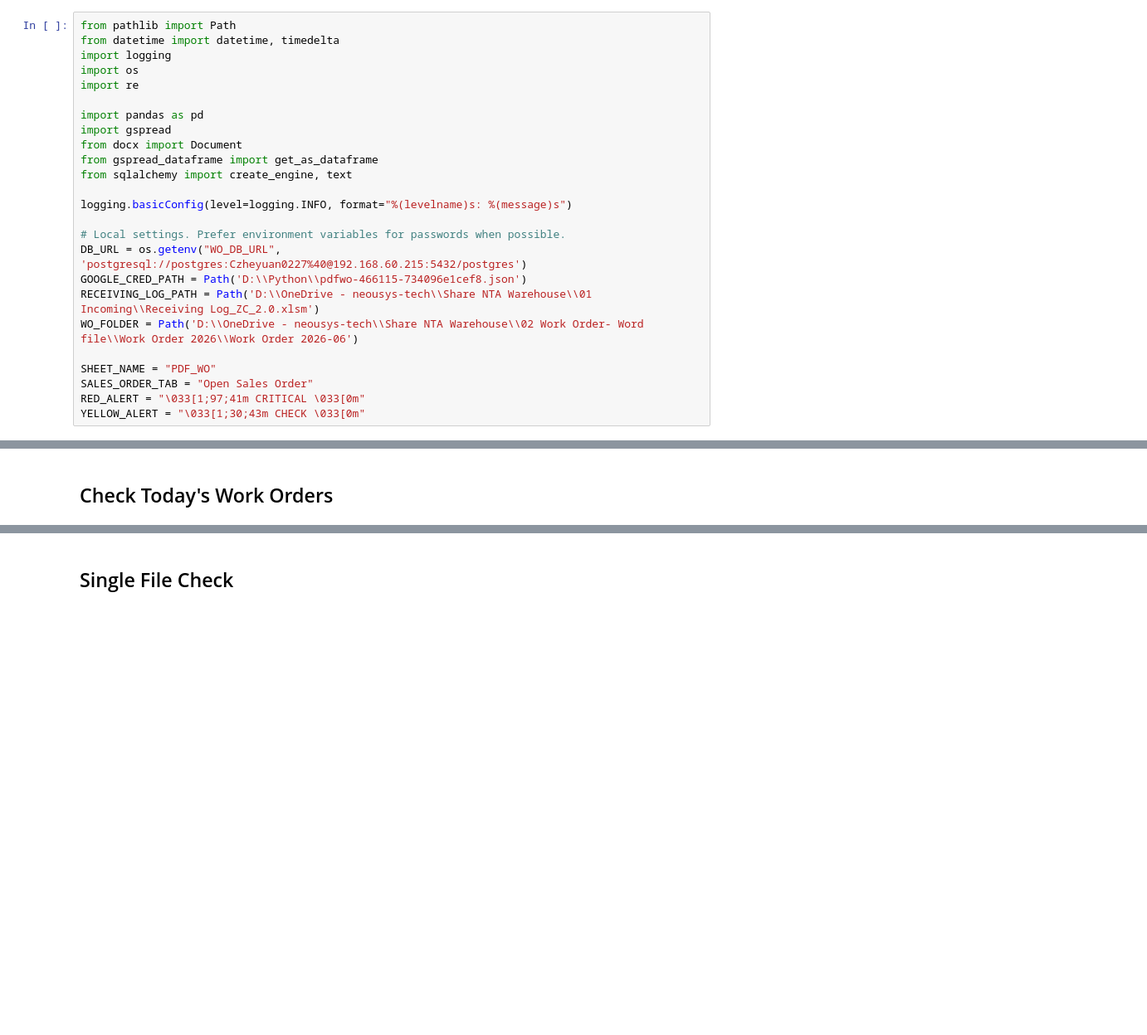
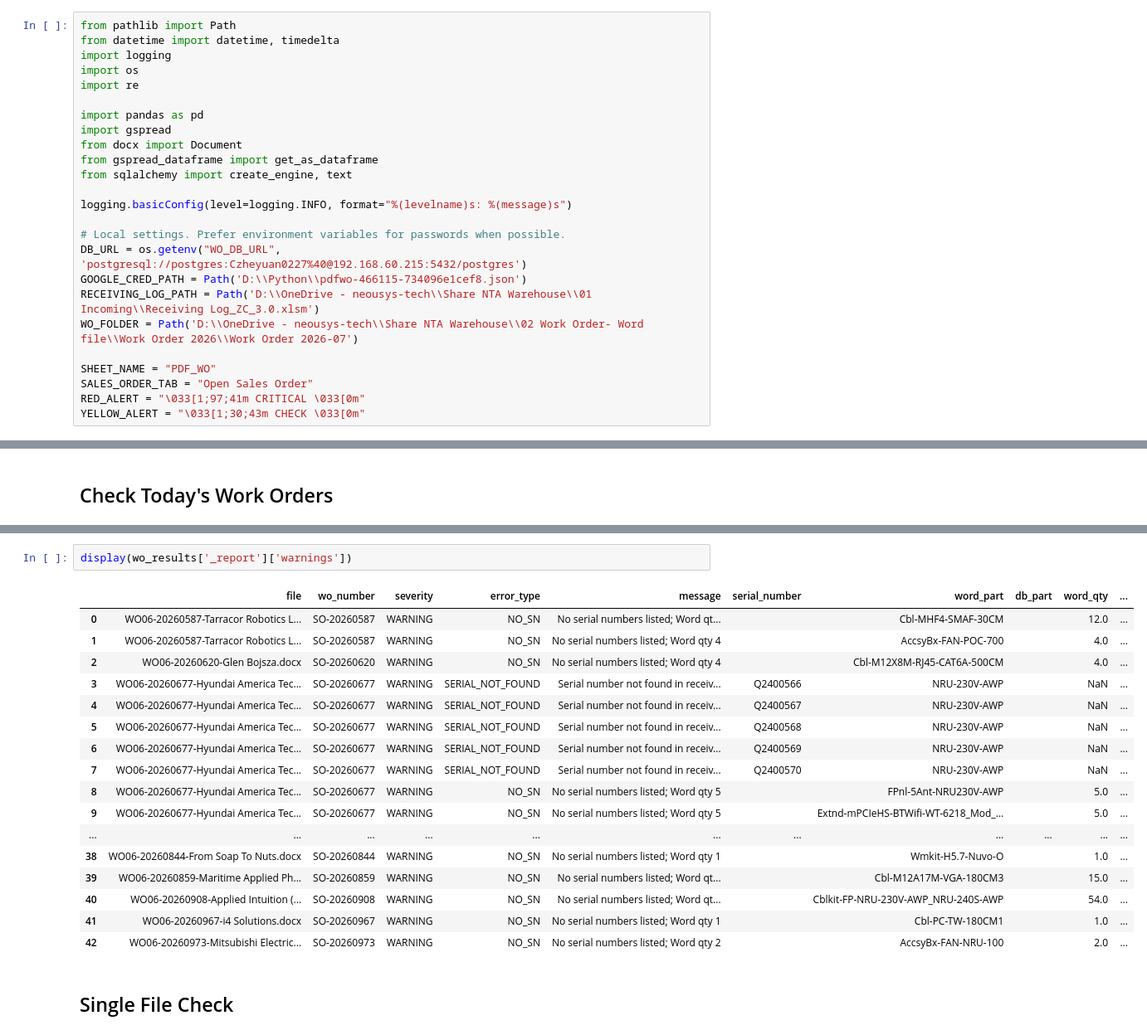
Before and after one commit to playoung2818/Word-Content-Check, a Jupyter notebook: WO_Content_Check.ipynb, the cells around one changed output, grey strips where cells are left out. Shown at 83% size. Saved outputs shown, nothing was run; the diff lists cells and outputs as text; blank space fills up the shorter version.

```diff
--- a/WO_Content_Check.ipynb
+++ b/WO_Content_Check.ipynb
@@ -18,8 +18,8 @@ logging.basicConfig(level=logging.INFO, format="%(levelname)s: %(message)s")
 # Local settings. Prefer environment variables for passwords when possible.
 DB_URL = os.getenv("WO_DB_URL", 'postgresql://postgres:Czheyuan0227%40@192.168.60.215:5432/postgres')
 GOOGLE_CRED_PATH = Path('D:\\Python\\pdfwo-466115-734096e1cef8.json')
-RECEIVING_LOG_PATH = Path('D:\\OneDrive - neousys-tech\\Share NTA Warehouse\\01 Incoming\\Receiving Log_ZC_2.0.xlsm')
-WO_FOLDER = Path('D:\\OneDrive - neousys-tech\\Share NTA Warehouse\\02 Work Order- Word file\\Work Order 2026\\Work Order 2026-06')
+RECEIVING_LOG_PATH = Path('D:\\OneDrive - neousys-tech\\Share NTA Warehouse\\01 Incoming\\Receiving Log_ZC_3.0.xlsm')
+WO_FOLDER = Path('D:\\OneDrive - neousys-tech\\Share NTA Warehouse\\02 Work Order- Word file\\Work Order 2026\\Work Order 2026-07')
 
 SHEET_NAME = "PDF_WO"
 SALES_ORDER_TAB = "Open Sales Order"
@@ -541,4 +541,24 @@ WARNINGS
 Run display(wo_results['_report']['warnings']) to review warning details.
+# %%
+display(wo_results['_report']['warnings'])
+# %% [output]
+|  | file | wo_number | severity | error_type | message | serial_number | word_part | db_part | word_qty | ... |
+| 0 | WO06-20260587-Tarracor Robotics L... | SO-20260587 | WARNING | NO_SN | No serial numbers listed; Word qt... |  | Cbl-MHF4-SMAF-30CM |  | 12.0 | ... |
+| 1 | WO06-20260587-Tarracor Robotics L... | SO-20260587 | WARNING | NO_SN | No serial numbers listed; Word qty 4 |  | AccsyBx-FAN-POC-700 |  | 4.0 | ... |
+| 2 | WO06-20260620-Glen Bojsza.docx | SO-20260620 | WARNING | NO_SN | No serial numbers listed; Word qty 4 |  | Cbl-M12X8M-RJ45-CAT6A-500CM |  | 4.0 | ... |
+| 3 | WO06-20260677-Hyundai America Tec... | SO-20260677 | WARNING | SERIAL_NOT_FOUND | Serial number not found in receiv... | Q2400566 | NRU-230V-AWP |  | NaN | ... |
+| 4 | WO06-20260677-Hyundai America Tec... | SO-20260677 | WARNING | SERIAL_NOT_FOUND | Serial number not found in receiv... | Q2400567 | NRU-230V-AWP |  | NaN | ... |
+| 5 | WO06-20260677-Hyundai America Tec... | SO-20260677 | WARNING | SERIAL_NOT_FOUND | Serial number not found in receiv... | Q2400568 | NRU-230V-AWP |  | NaN | ... |
+| 6 | WO06-20260677-Hyundai America Tec... | SO-20260677 | WARNING | SERIAL_NOT_FOUND | Serial number not found in receiv... | Q2400569 | NRU-230V-AWP |  | NaN | ... |
+| 7 | WO06-20260677-Hyundai America Tec... | SO-20260677 | WARNING | SERIAL_NOT_FOUND | Serial number not found in receiv... | Q2400570 | NRU-230V-AWP |  | NaN | ... |
+| 8 | WO06-20260677-Hyundai America Tec... | SO-20260677 | WARNING | NO_SN | No serial numbers listed; Word qty 5 |  | FPnl-5Ant-NRU230V-AWP |  | 5.0 | ... |
+| 9 | WO06-20260677-Hyundai America Tec... | SO-20260677 | WARNING | NO_SN | No serial numbers listed; Word qty 5 |  | Extnd-mPCIeHS-BTWifi-WT-6218_Mod_... |  | 5.0 | ... |
+| ... | ... | ... | ... | ... | ... | ... | ... | ... | ... | ... |
+| 38 | WO06-20260844-From Soap To Nuts.docx | SO-20260844 | WARNING | NO_SN | No serial numbers listed; Word qty 1 |  | Wmkit-H5.7-Nuvo-O |  | 1.0 | ... |
+| 39 | WO06-20260859-Maritime Applied Ph... | SO-20260859 | WARNING | NO_SN | No serial numbers listed; Word qt... |  | Cbl-M12A17M-VGA-180CM3 |  | 15.0 | ... |
+| 40 | WO06-20260908-Applied Intuition (... | SO-20260908 | WARNING | NO_SN | No serial numbers listed; Word qt... |  | Cblkit-FP-NRU-230V-AWP_NRU-240S-AWP |  | 54.0 | ... |
+| 41 | WO06-20260967-i4 Solutions.docx | SO-20260967 | WARNING | NO_SN | No serial numbers listed; Word qty 1 |  | Cbl-PC-TW-180CM1 |  | 1.0 | ... |
+| 42 | WO06-20260973-Mitsubishi Electric... | SO-20260973 | WARNING | NO_SN | No serial numbers listed; Word qty 2 |  | AccsyBx-FAN-NRU-100 |  | 2.0 | ... |
 # %% [markdown]
 ## Single File Check
 # %%
```
Also changed, not shown: parts of 2 cells of this notebook.
